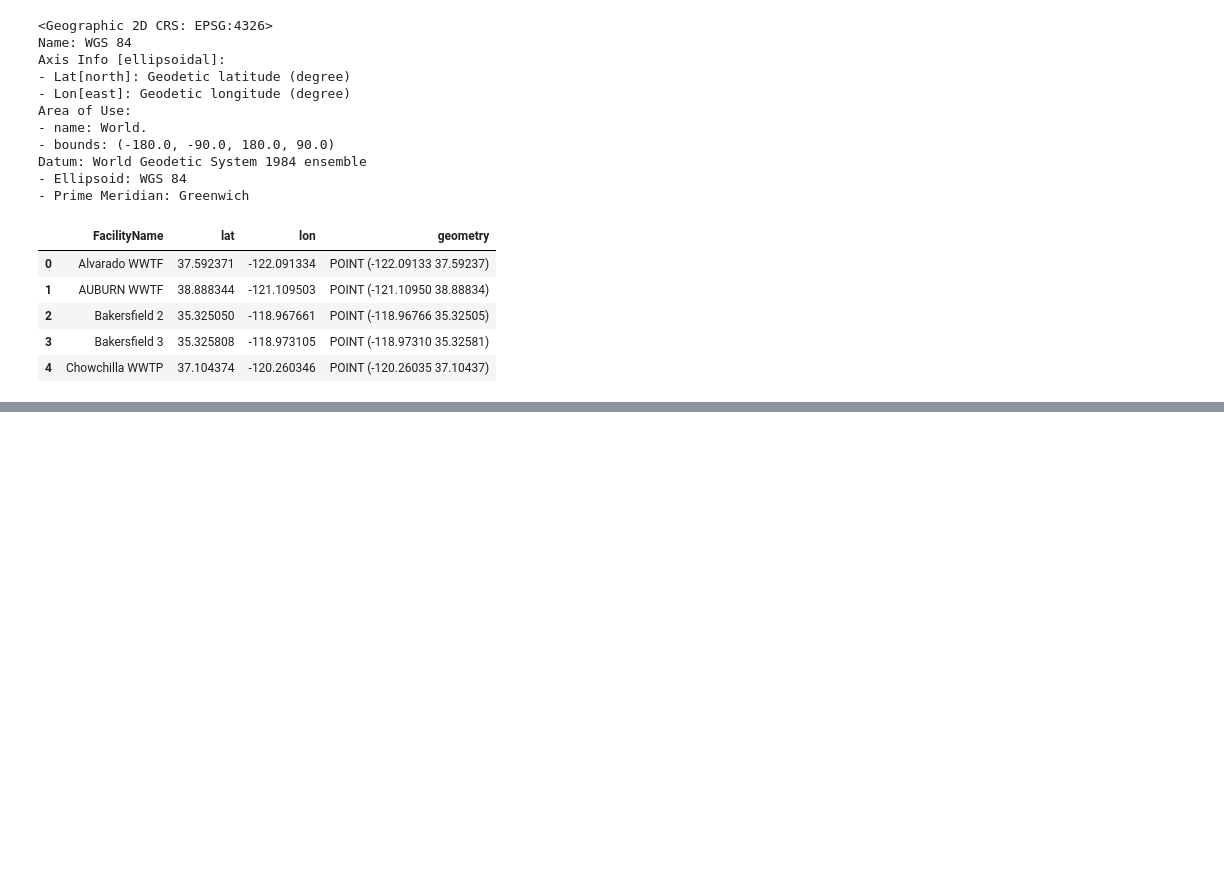
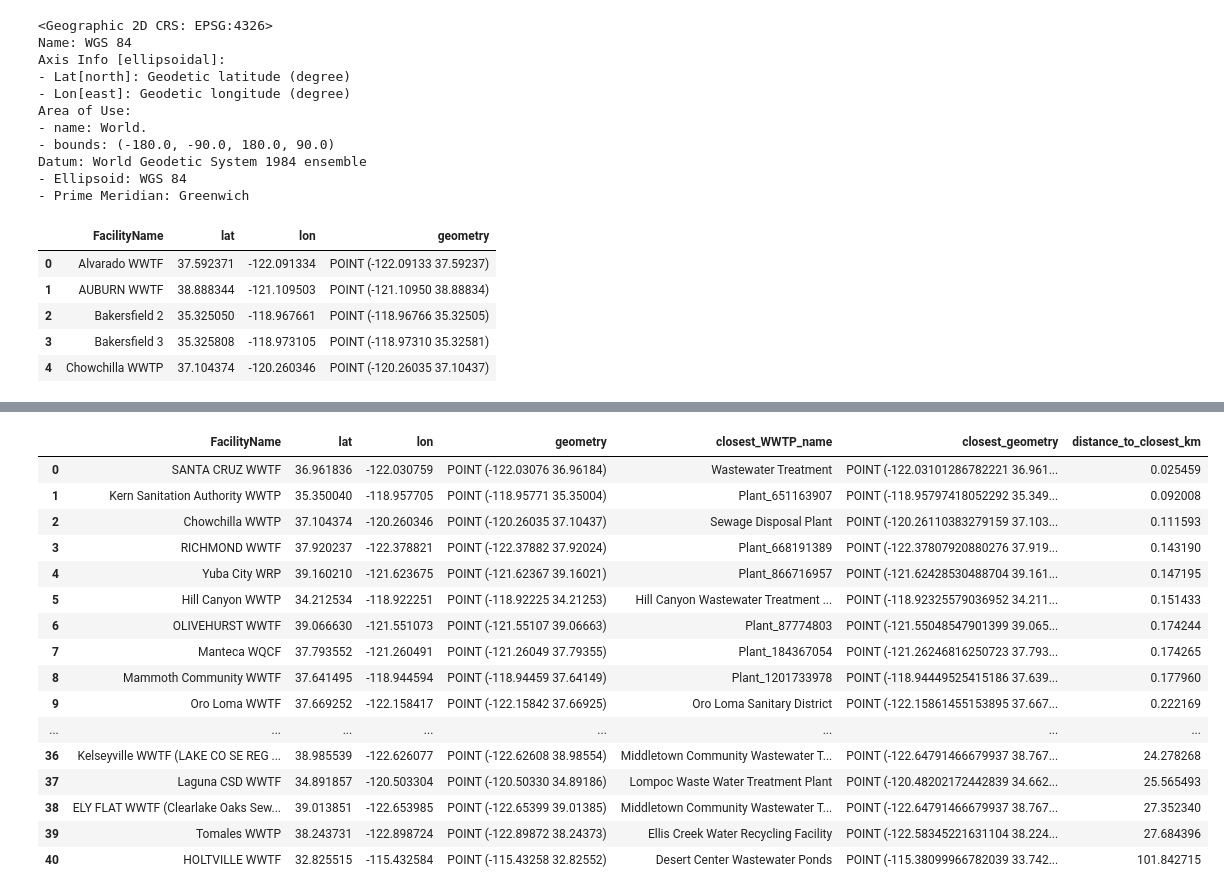
Before and after one commit to Yer1k/solar_wastewater, a Jupyter notebook: 10_code/Read Geopanda data.ipynb, the cells around one changed output, grey strips where cells are left out. Drawn from its saved outputs; the diff is of its cells as text; code cells hidden in the pictures; blank space fills up the shorter version.

```diff
--- a/10_code/Read Geopanda data.ipynb
+++ b/10_code/Read Geopanda data.ipynb
@@ -134,0 +176,27 @@ gdf_christine.head()
+# %%
+from shapely.ops import nearest_points
+from geopy.distance import geodesic
+
+gdf_ours.reset_index(drop=True, inplace=True)
+
+# Step 2: Find the closest point in gdf_yes_centroid for each point in gdf_christine
+def find_closest_point_attributes(row, other_gdf):
+    # Find the nearest geometry using unary_union for efficiency
+    nearest_geom = nearest_points(row.geometry, other_gdf.unary_union)[1]
+
+    # Use the nearest geometry to find the corresponding row in the other GeoDataFrame
+    closest_row = other_gdf.loc[other_gdf.geometry == nearest_geom]
+
+    # Return the necessary attributes from the closest row
+    # We assume that there is only one matching row, hence the use of iloc[0]
+    return pd.Series({
+        'closest_WWTP_name': closest_row.iloc[0]['WWTP_name'],
+        'closest_geometry': closest_row.iloc[0]['geometry']
+    })
+
+# Step 3: Apply the function to get the closest point attributes for each row in gdf_christine
+closest_attributes = gdf_christine.apply(find_closest_point_attributes, other_gdf=gdf_ours, axis=1)
+
+# Join the closest attributes back to the original gdf_christine GeoDataFrame
+gdf_christine = gdf_christine.join(closest_attributes)
+gdf_christine.head()
@@ -134,0 +210,14 @@ gdf_christine.head()
+# %%
+# Define a function to calculate distance using geodesic
+def calculate_geodesic_distance(row):
+    # Extract the original point and the closest point
+    orig_point = (row.geometry.y, row.geometry.x)
+    closest_point = (row.closest_geometry.y, row.closest_geometry.x)
+
+    # Calculate the distance using the geodesic method
+    distance = geodesic(orig_point, closest_point).kilometers  # You can also use .miles if you prefer
+    return distance
+
+# Apply the function to each row in the GeoDataFrame
+gdf_christine['distance_to_closest_km'] = gdf_christine.apply(calculate_geodesic_distance, axis=1)
+gdf_christine.head()
@@ -134,0 +231,22 @@ gdf_christine.head()
+# %%
+gdf_christine_sort_by_distance = gdf_christine.sort_values(by='distance_to_closest_km', ascending=True)
+gdf_christine_sort_by_distance.reset_index(drop=True, inplace=True)
+gdf_christine_sort_by_distance
+# %% [output]
+|  | FacilityName | lat | lon | geometry | closest_WWTP_name | closest_geometry | distance_to_closest_km |
+| 0 | SANTA CRUZ WWTF | 36.961836 | -122.030759 | POINT (-122.03076 36.96184) | Wastewater Treatment | POINT (-122.03101286782221 36.961... | 0.025459 |
+| 1 | Kern Sanitation Authority WWTP | 35.350040 | -118.957705 | POINT (-118.95771 35.35004) | Plant_651163907 | POINT (-118.95797418052292 35.349... | 0.092008 |
+| 2 | Chowchilla WWTP | 37.104374 | -120.260346 | POINT (-120.26035 37.10437) | Sewage Disposal Plant | POINT (-120.26110383279159 37.103... | 0.111593 |
+| 3 | RICHMOND WWTF | 37.920237 | -122.378821 | POINT (-122.37882 37.92024) | Plant_668191389 | POINT (-122.37807920880276 37.919... | 0.143190 |
+| 4 | Yuba City WRP | 39.160210 | -121.623675 | POINT (-121.62367 39.16021) | Plant_866716957 | POINT (-121.62428530488704 39.161... | 0.147195 |
+| 5 | Hill Canyon WWTP | 34.212534 | -118.922251 | POINT (-118.92225 34.21253) | Hill Canyon Wastewater Treatment ... | POINT (-118.92325579036952 34.211... | 0.151433 |
+| 6 | OLIVEHURST WWTF | 39.066630 | -121.551073 | POINT (-121.55107 39.06663) | Plant_87774803 | POINT (-121.55048547901399 39.065... | 0.174244 |
+| 7 | Manteca WQCF | 37.793552 | -121.260491 | POINT (-121.26049 37.79355) | Plant_184367054 | POINT (-121.26246816250723 37.793... | 0.174265 |
+| 8 | Mammoth Community WWTF | 37.641495 | -118.944594 | POINT (-118.94459 37.64149) | Plant_1201733978 | POINT (-118.94449525415186 37.639... | 0.177960 |
+| 9 | Oro Loma WWTF | 37.669252 | -122.158417 | POINT (-122.15842 37.66925) | Oro Loma Sanitary District | POINT (-122.15861455153895 37.667... | 0.222169 |
+| ... | ... | ... | ... | ... | ... | ... | ... |
+| 36 | Kelseyville WWTF (LAKE CO SE REG ... | 38.985539 | -122.626077 | POINT (-122.62608 38.98554) | Middletown Community Wastewater T... | POINT (-122.64791466679937 38.767... | 24.278268 |
+| 37 | Laguna CSD WWTF | 34.891857 | -120.503304 | POINT (-120.50330 34.89186) | Lompoc Waste Water Treatment Plant | POINT (-120.48202172442839 34.662... | 25.565493 |
+| 38 | ELY FLAT WWTF (Clearlake Oaks Sew... | 39.013851 | -122.653985 | POINT (-122.65399 39.01385) | Middletown Community Wastewater T... | POINT (-122.64791466679937 38.767... | 27.352340 |
+| 39 | Tomales WWTP | 38.243731 | -122.898724 | POINT (-122.89872 38.24373) | Ellis Creek Water Recycling Facility | POINT (-122.58345221631104 38.224... | 27.684396 |
+| 40 | HOLTVILLE WWTF | 32.825515 | -115.432584 | POINT (-115.43258 32.82552) | Desert Center Wastewater Ponds | POINT (-115.38099966782039 33.742... | 101.842715 |
```
Also changed, not shown: parts of 18 cells of this notebook.
